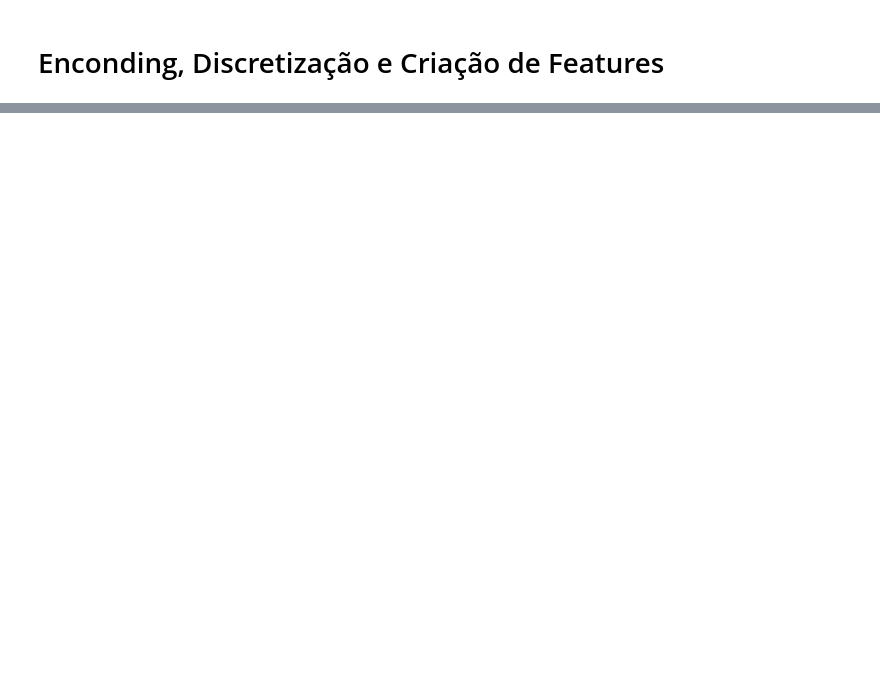
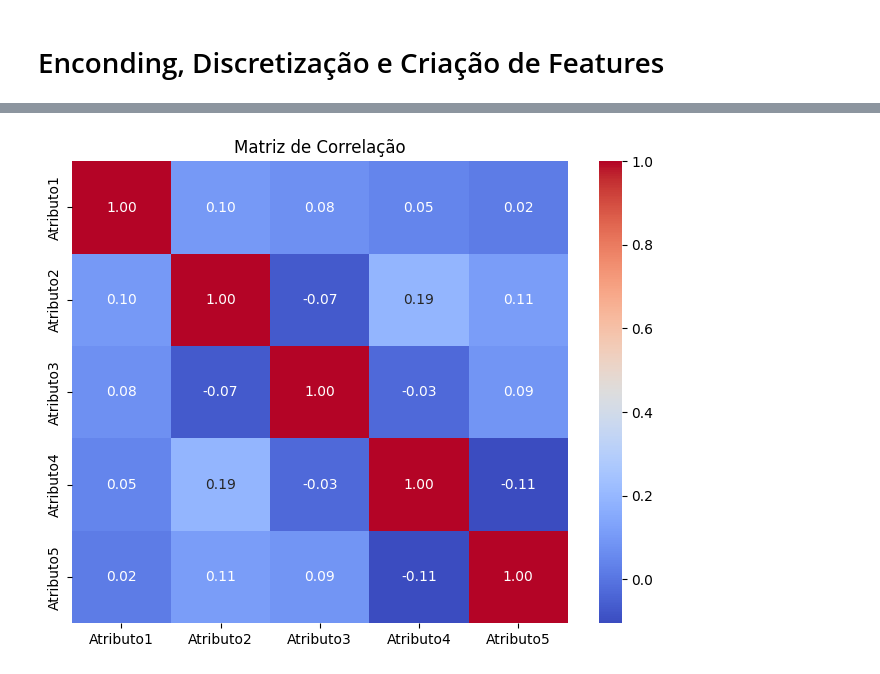
Before and after one commit to yishilin/machine_learning, a Jupyter notebook: 12_encoding_features.ipynb, the cells around one changed output, grey strips where cells are left out. Saved outputs shown, nothing was run; the diff lists cells and outputs as text; code cells hidden in the pictures; blank space fills up the shorter version.

```diff
--- a/12_encoding_features.ipynb
+++ b/12_encoding_features.ipynb
@@ -38,0 +523,25 @@ Easier to implement and maintain in production
+# %%
+import pandas as pd
+import seaborn as sns
+import matplotlib.pyplot as plt
+import numpy as np
+
+# Criar um DataFrame com mais atributos
+data = {'Atributo1': np.random.rand(100),
+        'Atributo2': np.random.rand(100),
+        'Atributo3': np.random.rand(100),
+        'Atributo4': np.random.rand(100),
+        'Atributo5': np.random.rand(100)}
+
+df = pd.DataFrame(data)
+
+# Calcular a matriz de correlação
+matriz_correlacao = df.corr()
+
+# Visualizar a matriz de correlação
+plt.figure(figsize=(8, 6))
+sns.heatmap(matriz_correlacao, annot=True, cmap='coolwarm', fmt=".2f")
+plt.title("Matriz de Correlação")
+plt.show()
+# %% [output]
+[figure, added]
```
Also changed, not shown: parts of 59 cells of this notebook, 1 other file.
